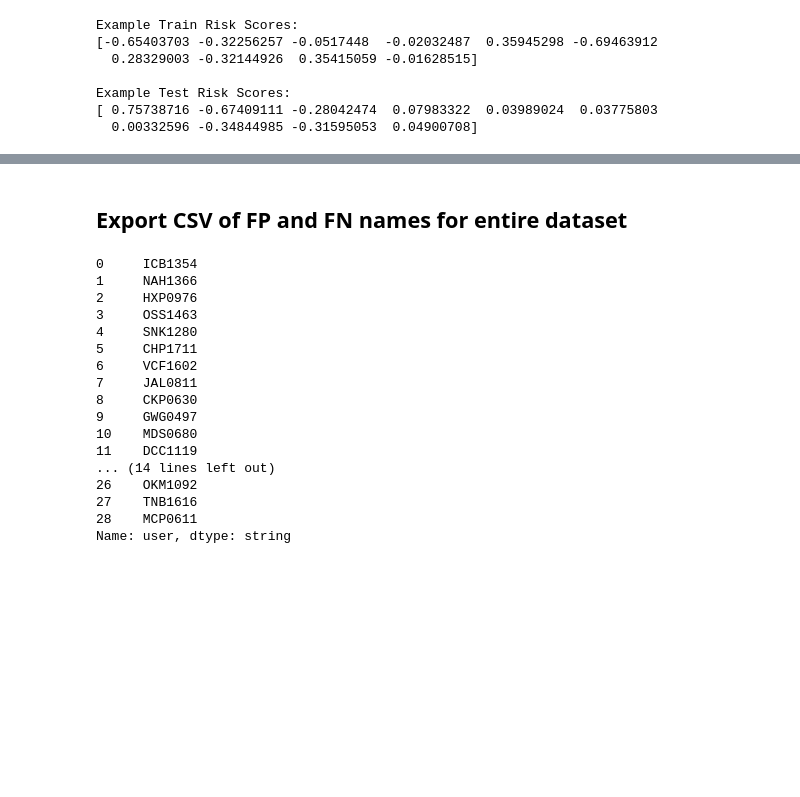
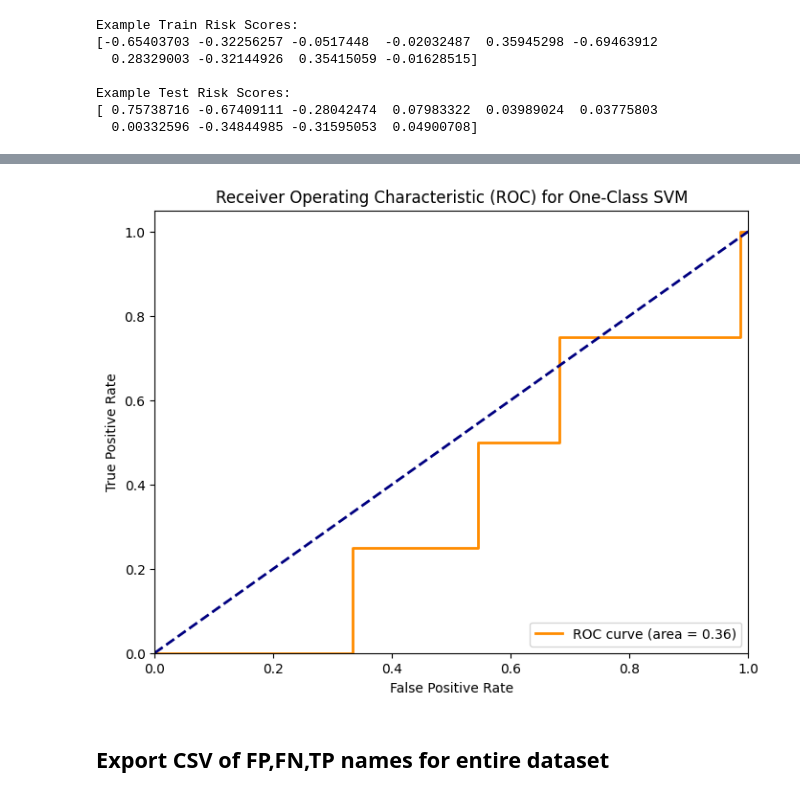
Before and after one commit to mel0778/dsa4263, a Jupyter notebook: code/model_SVM.ipynb, the cells around one changed output, grey strips where cells are left out. Saved outputs shown, nothing was run; the diff lists cells and outputs as text; code cells hidden in the pictures; blank space fills up the shorter version.

```diff
--- a/code/model_SVM.ipynb
+++ b/code/model_SVM.ipynb
@@ -594,5 +727,9 @@ Example Test Risk Scores:
+# %%
+plot_roc(smote_clf)
+# %% [output]
+[figure, added]
 # %% [markdown]
-## Export CSV of FP and FN names for entire dataset
+## Export CSV of FP,FN,TP names for entire dataset
 # %%
 train_pred = np.where(train_pred == -1, 1, 0)
 test_pred = np.where(test_pred == -1, 1, 0)
@@ -621,20 +759,0 @@ df.to_csv('fp_fn_names.csv', index=False)
-# %%
-fn_names
-# %% [output]
-0     ICB1354
-1     NAH1366
-2     HXP0976
-3     OSS1463
-4     SNK1280
-5     CHP1711
-6     VCF1602
-7     JAL0811
-8     CKP0630
-9     GWG0497
-10    MDS0680
-11    DCC1119
-... (14 lines left out)
-26    OKM1092
-27    TNB1616
-28    MCP0611
-Name: user, dtype: string
```
Also changed, not shown: parts of 14 cells of this notebook.
